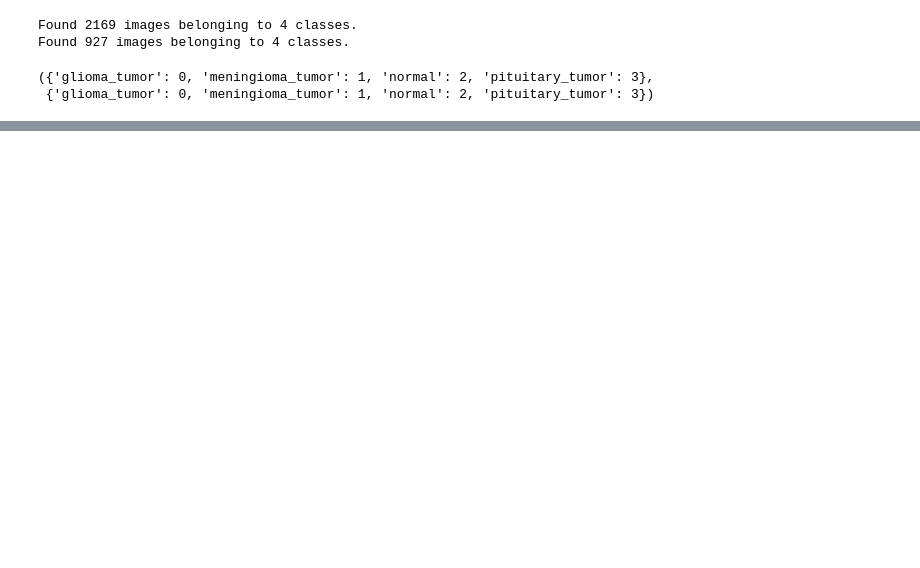
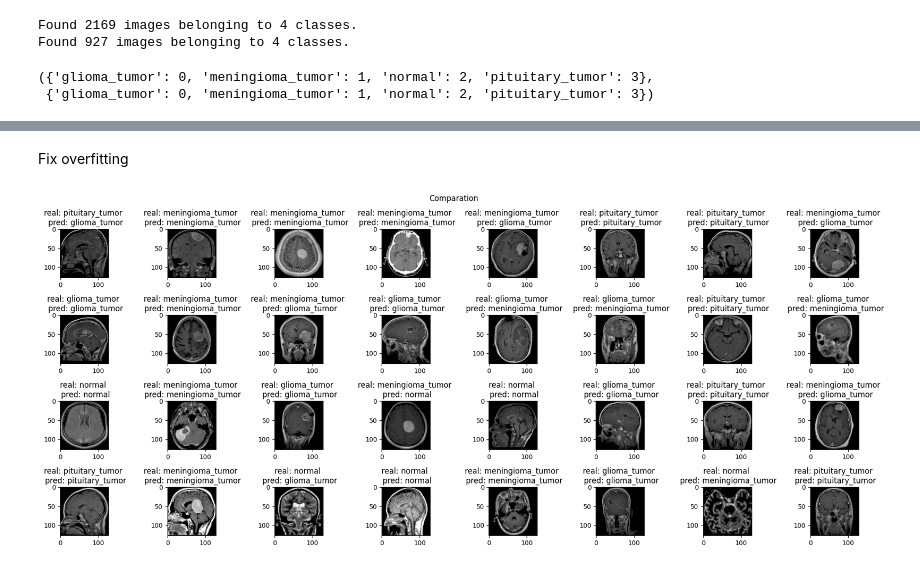
Before and after one commit to synthbe/Projeto_AM_IMD, a Jupyter notebook: py/src/notebooks/brainTumors.ipynb, the cells around one changed output, grey strips where cells are left out. Drawn from its saved outputs; the diff is of its cells as text; code cells hidden in the pictures; blank space fills up the shorter version.

```diff
--- a/py/src/notebooks/brainTumors.ipynb
+++ b/py/src/notebooks/brainTumors.ipynb
@@ -77,6 +80,7 @@ model = Sequential([
     MaxPool2D(pool_size=(2, 2), strides=2),
     Flatten(),
     Dense(units=64, activation='relu'),
+    Dropout(rate=0.2),
     Dense(units=4, activation='softmax')
 ])
 # %%
@@ -102,6 +106,6 @@ _________________________________________________________________
 # %%
 model.compile(optimizer=keras.optimizers.Adam(learning_rate=0.001), loss=keras.losses.categorical_crossentropy, metrics=['accuracy'])
 # %%
-model.fit(x=train_data, validation_data=val_data, epochs=10, verbose=2, batch_size=32)
+history = model.fit(x=train_data, validation_data=val_data, epochs=10, verbose=2, batch_size=32)
 # %% [output]
 Epoch 1/10
@@ -127,0 +131,10 @@ Epoch 10/10
+# %% [markdown]
+Fix overfitting
+# %%
+test_imgs, test_labels = next(val_data)
+# %%
+predictions = np.round(model.predict(x=test_imgs, verbose=0))
+# %%
+plot_batch(test_imgs, test_labels, predictions=predictions, title="Comparation")
+# %% [output]
+[figure, added]
```
Also changed, not shown: parts of 8 cells of this notebook, 2 other files.
